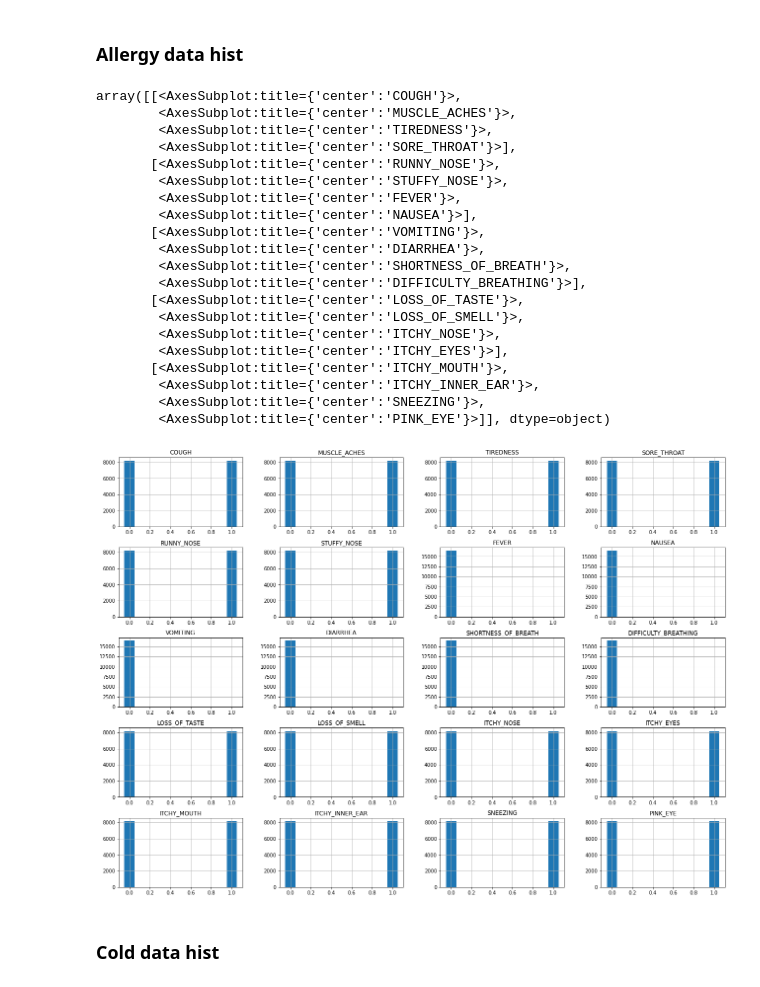
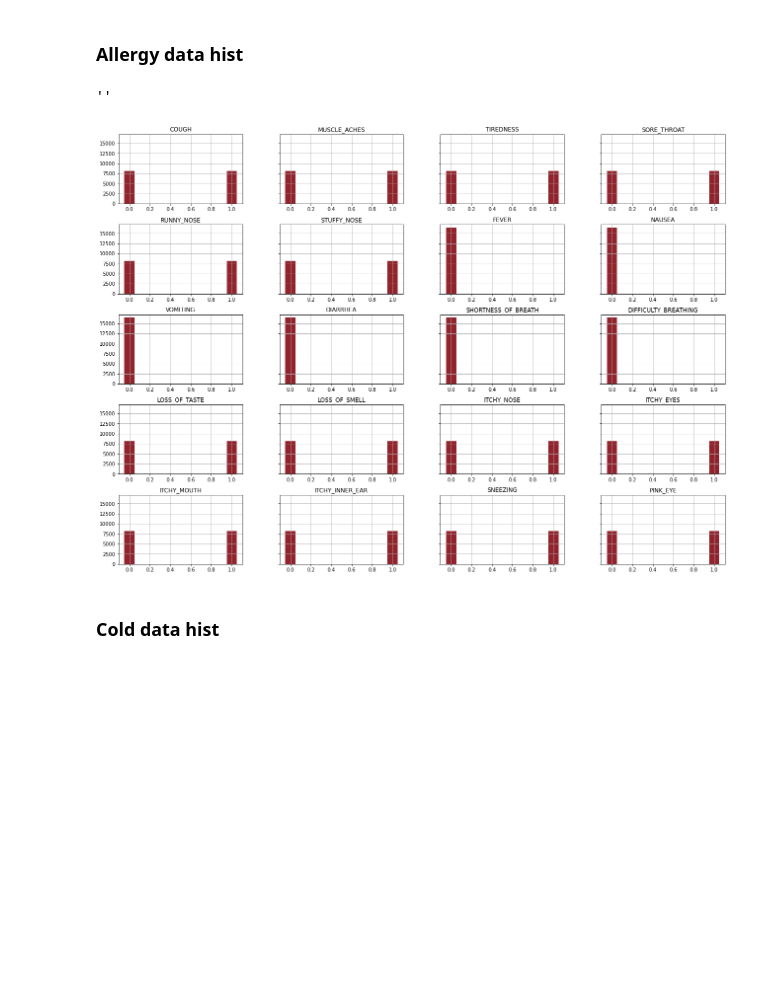
Before and after one commit to antbz/IART-Proj, a Jupyter notebook: proj2/covid_classification.ipynb, the cells around one changed output. Saved outputs shown, nothing was run; the diff lists cells and outputs as text; code cells hidden in the pictures; blank space fills up the shorter version.

Commit message:
Made better graphics

```diff
--- a/proj2/covid_classification.ipynb
+++ b/proj2/covid_classification.ipynb
@@ -73,29 +56,11 @@ array([[<AxesSubplot:title={'center':'COUGH'}>,
 ### Allergy data hist
 # %%
 allergy_data = dataset.loc[dataset['TYPE'] == 'ALLERGY']
-allergy_data.hist(bins=[-0.05, 0.05, 0.95, 1.05], range=(0,1), figsize=(22,16))
+allergy_data.hist(bins=[-0.05, 0.05, 0.95, 1.05], range=(0,1), figsize=(22,16), sharey=True, color='#91232C')
+;
 # %% [output]
-array([[<AxesSubplot:title={'center':'COUGH'}>,
-        <AxesSubplot:title={'center':'MUSCLE_ACHES'}>,
-        <AxesSubplot:title={'center':'TIREDNESS'}>,
-        <AxesSubplot:title={'center':'SORE_THROAT'}>],
-       [<AxesSubplot:title={'center':'RUNNY_NOSE'}>,
-        <AxesSubplot:title={'center':'STUFFY_NOSE'}>,
-        <AxesSubplot:title={'center':'FEVER'}>,
-        <AxesSubplot:title={'center':'NAUSEA'}>],
-       [<AxesSubplot:title={'center':'VOMITING'}>,
-        <AxesSubplot:title={'center':'DIARRHEA'}>,
-        <AxesSubplot:title={'center':'SHORTNESS_OF_BREATH'}>,
-        <AxesSubplot:title={'center':'DIFFICULTY_BREATHING'}>],
-       [<AxesSubplot:title={'center':'LOSS_OF_TASTE'}>,
-        <AxesSubplot:title={'center':'LOSS_OF_SMELL'}>,
-        <AxesSubplot:title={'center':'ITCHY_NOSE'}>,
-        <AxesSubplot:title={'center':'ITCHY_EYES'}>],
-       [<AxesSubplot:title={'center':'ITCHY_MOUTH'}>,
-        <AxesSubplot:title={'center':'ITCHY_INNER_EAR'}>,
-        <AxesSubplot:title={'center':'SNEEZING'}>,
-        <AxesSubplot:title={'center':'PINK_EYE'}>]], dtype=object)
+''
-[figure, old version]
+[figure, new version]
 # %% [markdown]
 ### Cold data hist
 # %%
```
Also changed, not shown: parts of 25 cells of this notebook, 1 other file.
